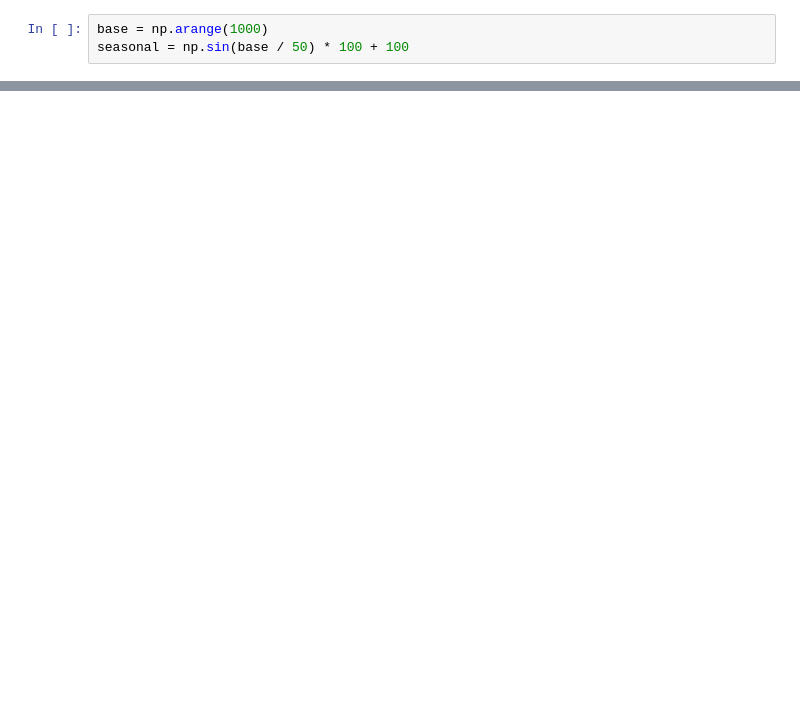
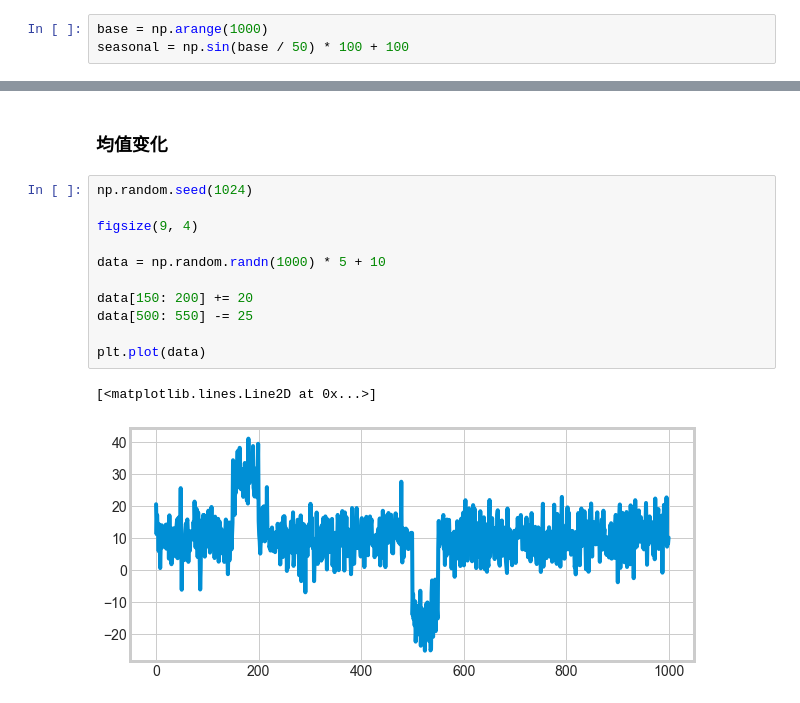
Before and after one commit to MaxwellLZH/blog, a Jupyter notebook: outlier-detection-series/statsbased/example.ipynb, the cells around one changed output, grey strips where cells are left out. Saved outputs shown, nothing was run; the diff lists cells and outputs as text; blank space fills up the shorter version.

```diff
--- a/outlier-detection-series/statsbased/example.ipynb
+++ b/outlier-detection-series/statsbased/example.ipynb
@@ -48,0 +167,16 @@ _ = res.plot()
+# %% [markdown]
+### 均值变化
+# %%
+np.random.seed(1024)
+
+figsize(9, 4)
+
+data = np.random.randn(1000) * 5 + 10
+
+data[150: 200] += 20
+data[500: 550] -= 25
+
+plt.plot(data)
+# %% [output]
+[<matplotlib.lines.Line2D at 0x...>]
+[figure, added]
```
Also changed, not shown: parts of 25 cells of this notebook, 12 other files.
